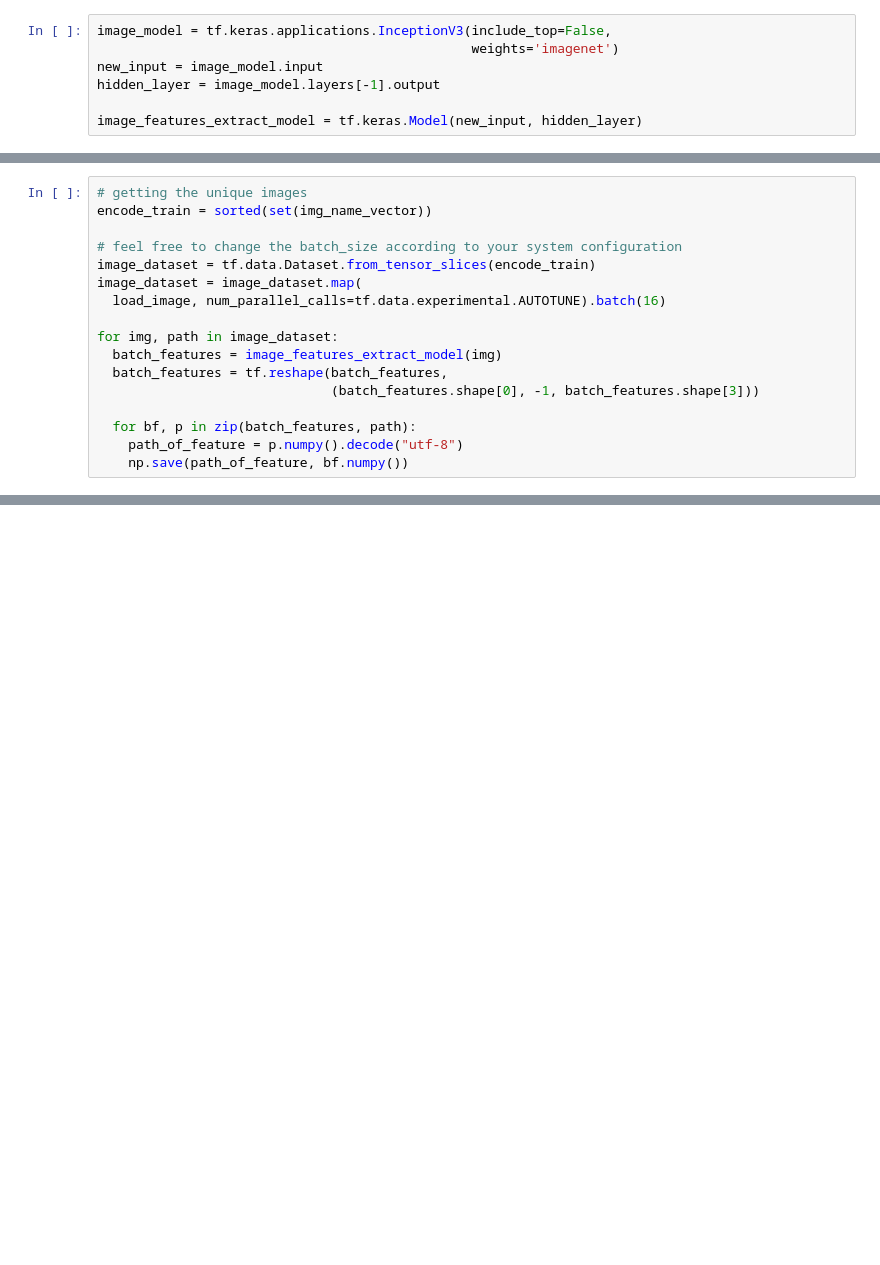
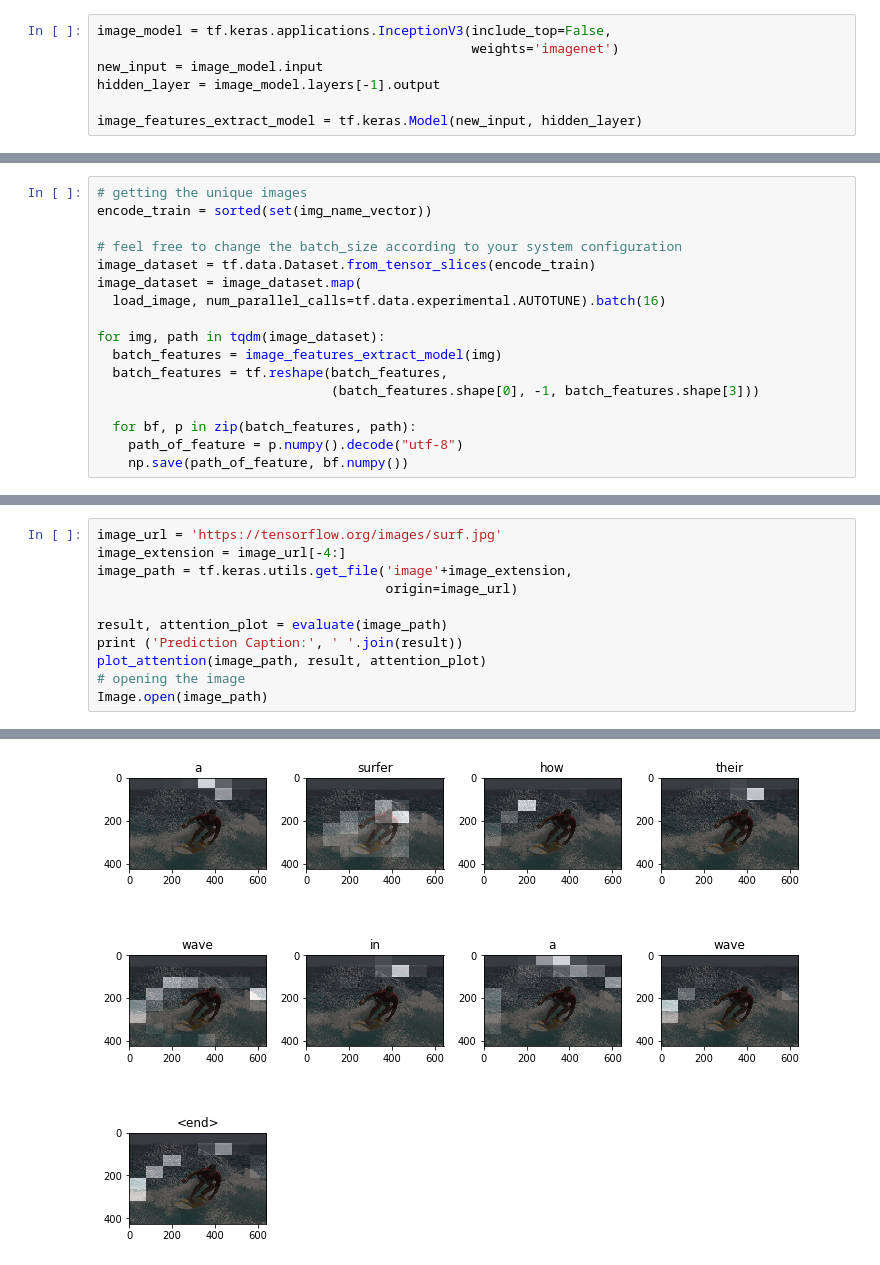
Before and after one commit to Rohan0401/tensorflow_2_work, a Jupyter notebook: advance_text_and_sequences/image_captioning.ipynb, the cells around one changed output, grey strips where cells are left out. Drawn from its saved outputs; the diff is of its cells as text; blank space fills up the shorter version.

```diff
--- a/advance_text_and_sequences/image_captioning.ipynb
+++ b/advance_text_and_sequences/image_captioning.ipynb
@@ -95,7 +106,7 @@ image_dataset = tf.data.Dataset.from_tensor_slices(encode_train)
 image_dataset = image_dataset.map(
   load_image, num_parallel_calls=tf.data.experimental.AUTOTUNE).batch(16)
 
-for img, path in image_dataset:
+for img, path in tqdm(image_dataset):
   batch_features = image_features_extract_model(img)
   batch_features = tf.reshape(batch_features,
                               (batch_features.shape[0], -1, batch_features.shape[3]))
@@ -107,0 +461,12 @@ KeyboardInterrupt:
+# %%
+image_url = 'https://tensorflow.org/images/surf.jpg'
+image_extension = image_url[-4:]
+image_path = tf.keras.utils.get_file('image'+image_extension,
+                                     origin=image_url)
+
+result, attention_plot = evaluate(image_path)
+print ('Prediction Caption:', ' '.join(result))
+plot_attention(image_path, result, attention_plot)
+# opening the image
+Image.open(image_path)
+# %% [output]
@@ -107,0 +476 @@ KeyboardInterrupt:
+[figure, added]
```
Also changed, not shown: parts of 36 cells of this notebook, 1 other file.
